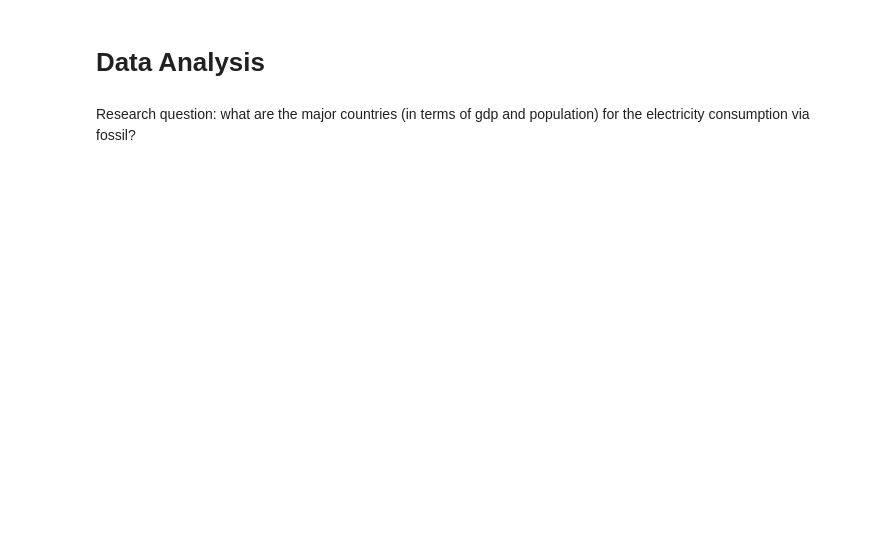
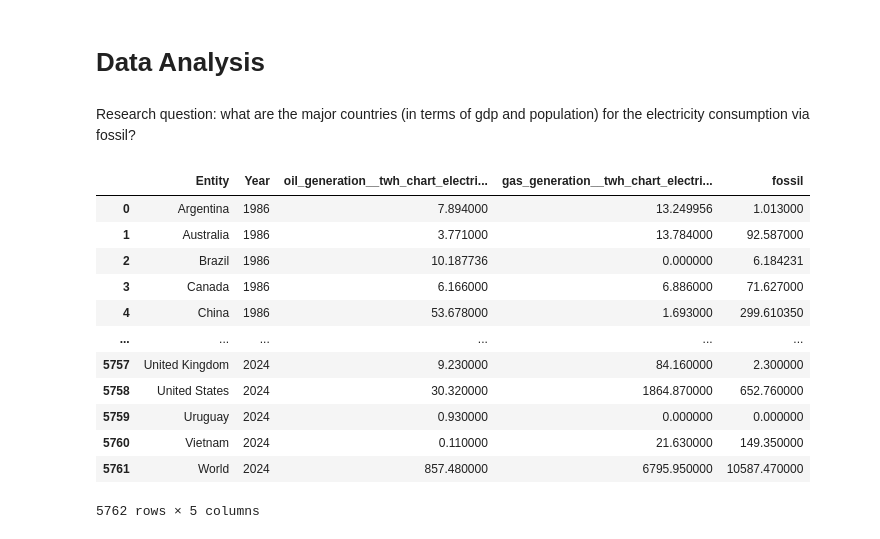
Before and after one commit to william-toscani/Data_Visualization_Project, a Jupyter notebook: Data_Viz_Project.ipynb, the cells around one changed output. Saved outputs shown, nothing was run; the diff lists cells and outputs as text; code cells hidden in the pictures; blank space fills up the shorter version.

```diff
--- a/Data_Viz_Project.ipynb
+++ b/Data_Viz_Project.ipynb
@@ -82,16 +77,28 @@ Research question: what are the major countries (in terms of gdp and population)
 # %%
 fossil = np.array(["oil_generation__twh_chart_electricity_prod_source_stacked","gas_generation__twh_chart_electricity_prod_source_stacked", "coal_generation__twh_chart_electricity_prod_source_stacked"])
 renewables = np.array(["other_renewables_excluding_bioenergy_generation__twh_chart_electricity_prod_source_stacked", "bioenergy_generation__twh_chart_electricity_prod_source_stacked",
                        "hydro_generation__twh_chart_electricity_prod_source_stacked", "solar_generation__twh_chart_electricity_prod_source_stacked", "wind_generation__twh_chart_electricity_prod_source_stacked"])
 
-elec_prod = sql(f"""
-SELECT Entity, year, {",".join(fossil)}, {",".join(renewables)} FROM elec_prod_df
+fossil_elec_prod = sql(f"""
+SELECT Entity, year, {",".join(fossil)} as fossil FROM elec_prod_df
 WHERE CODE IS NOT NULL AND year > 1985
 ORDER BY year
 """)
 
-display(elec_prod)
-
-display(elec_prod.info())
+display(fossil_elec_prod)
+# %% [output]
+|  | Entity | Year | oil_generation__twh_chart_electri... | gas_generation__twh_chart_electri... | fossil |
+| 0 | Argentina | 1986 | 7.894000 | 13.249956 | 1.013000 |
+| 1 | Australia | 1986 | 3.771000 | 13.784000 | 92.587000 |
+| 2 | Brazil | 1986 | 10.187736 | 0.000000 | 6.184231 |
+| 3 | Canada | 1986 | 6.166000 | 6.886000 | 71.627000 |
+| 4 | China | 1986 | 53.678000 | 1.693000 | 299.610350 |
+| ... | ... | ... | ... | ... | ... |
+| 5757 | United Kingdom | 2024 | 9.230000 | 84.160000 | 2.300000 |
+| 5758 | United States | 2024 | 30.320000 | 1864.870000 | 652.760000 |
+| 5759 | Uruguay | 2024 | 0.930000 | 0.000000 | 0.000000 |
+| 5760 | Vietnam | 2024 | 0.110000 | 21.630000 | 149.350000 |
+| 5761 | World | 2024 | 857.480000 | 6795.950000 | 10587.470000 |
+5762 rows × 5 columns
 # %%
 px.bar("", x='year', y='')
```
Also changed, not shown: parts of 3 cells of this notebook.
